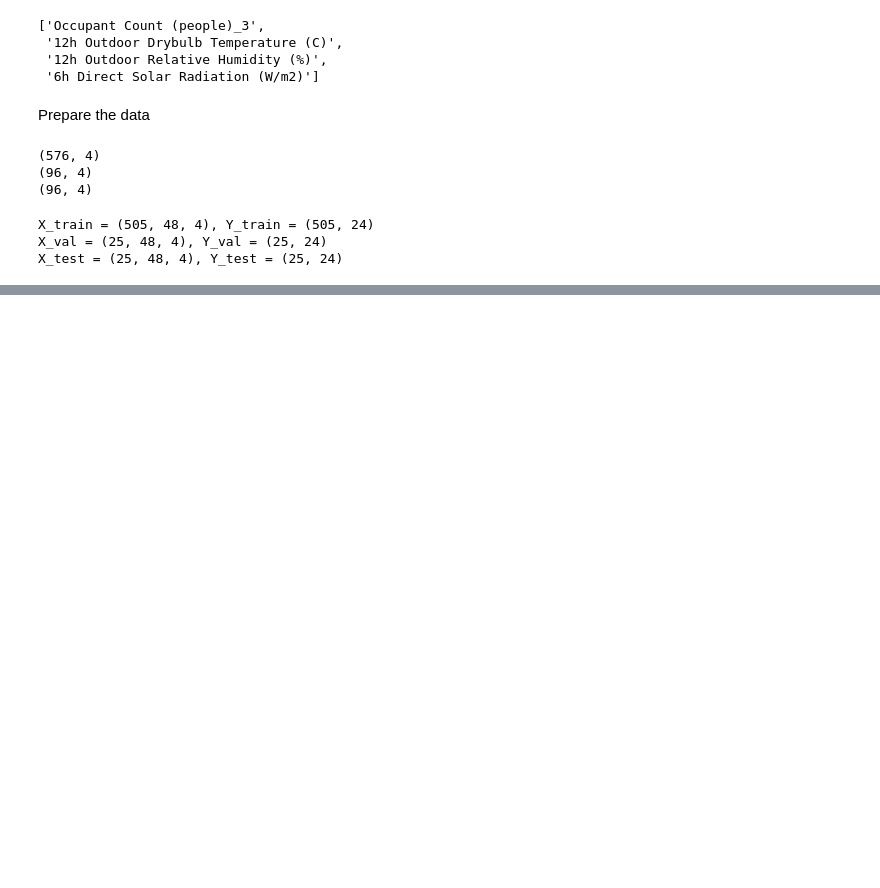
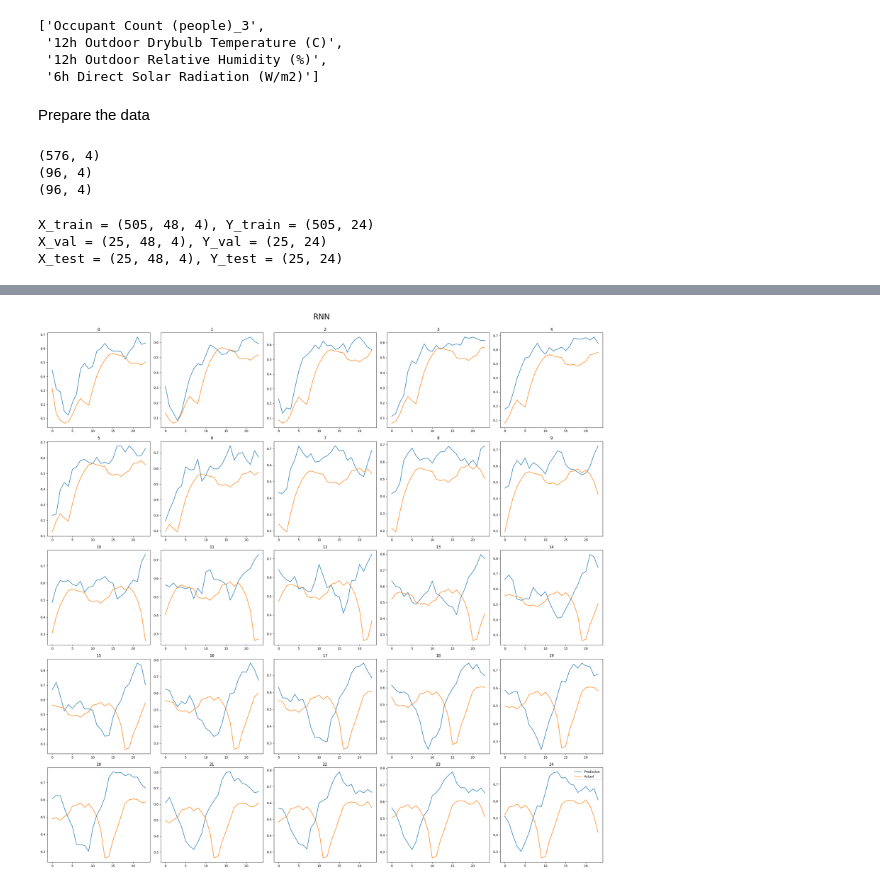
Before and after one commit to MatejPriesol/Forecasting-Carbon-Intensity-and-Solar-Generation, a Jupyter notebook: models/MLP cleaned.ipynb, the cells around one changed output, grey strips where cells are left out. Cells and saved outputs as stored; diff of their text form; code cells hidden in the pictures; blank space fills up the shorter version.

```diff
--- a/models/MLP cleaned.ipynb
+++ b/models/MLP cleaned.ipynb
@@ -237,0 +239,9 @@ RMSE = 0.10764206932935634
+# %%
+# Evaluate the model on the test data
+predictions = []
+#print(len(eval_target_variables))
+
+for i in range(len(Y_test)):
+    current_batch = X_test[i].reshape((1, NUM_OF_TIMESTEPS_INPUT, NUM_OF_FEATURES))
+    curr_pred = model.predict(current_batch)
+    predictions.append(curr_pred)
@@ -237,0 +266,17 @@ RMSE = 0.10764206932935634
+# %%
+fig, axs = plt.subplots(5, 5, figsize=(25, 25))
+axs = axs.flatten()
+
+for i, column in enumerate(predictions):
+    ax = axs[i]
+    # TODO seems to work but check why column[0]
+    ax.plot(column[0], label="Prediction")
+    ax.plot(Y_test[i], label="Actual")
+    ax.title.set_text(i)
+
+fig.suptitle("RNN", fontsize=24)
+plt.tight_layout(rect=[0, 0, 1, 0.98])
+plt.legend()
+plt.show()
+# %% [output]
+[figure, added]
```
Also changed, not shown: parts of 7 cells of this notebook, 5 other files.
